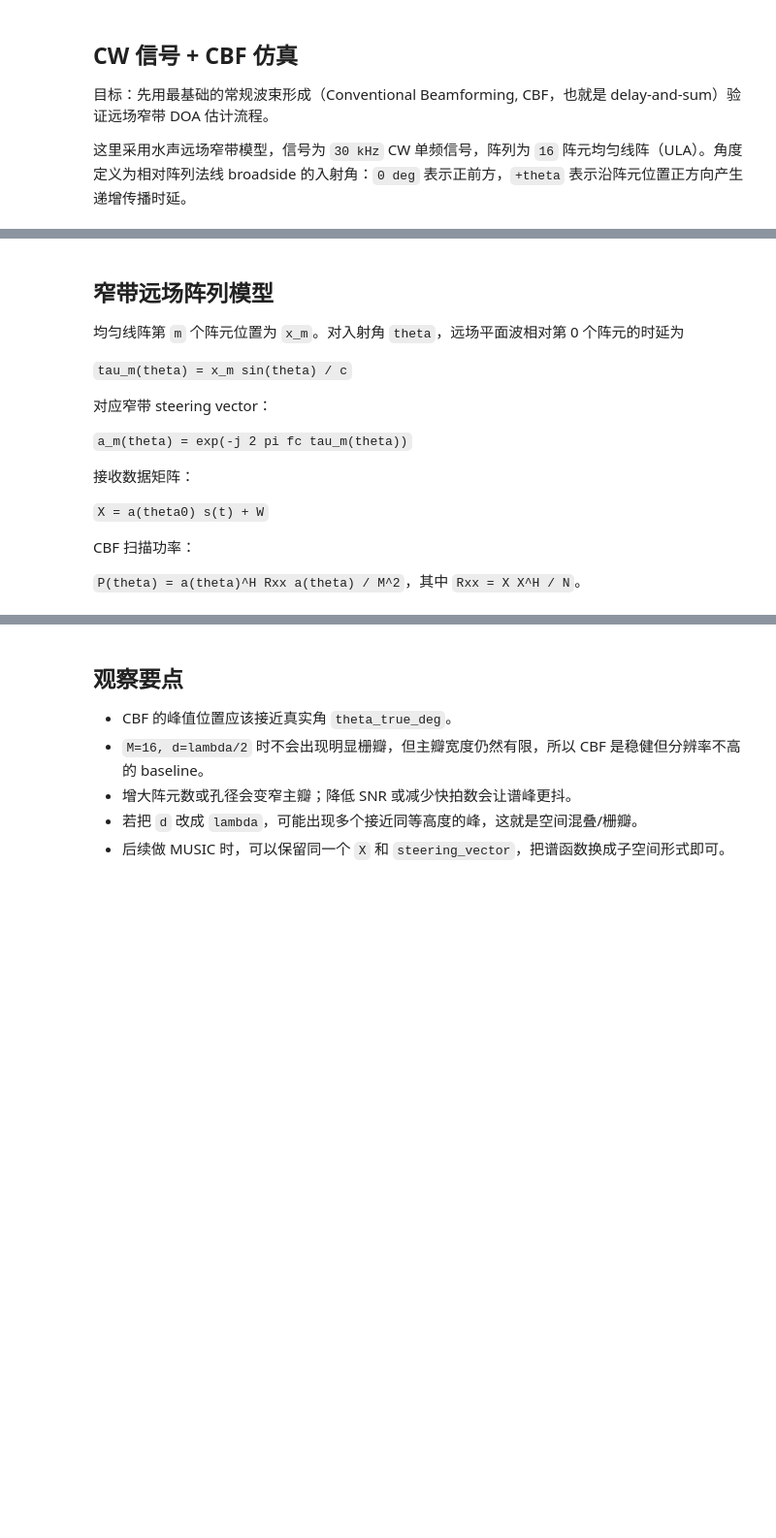
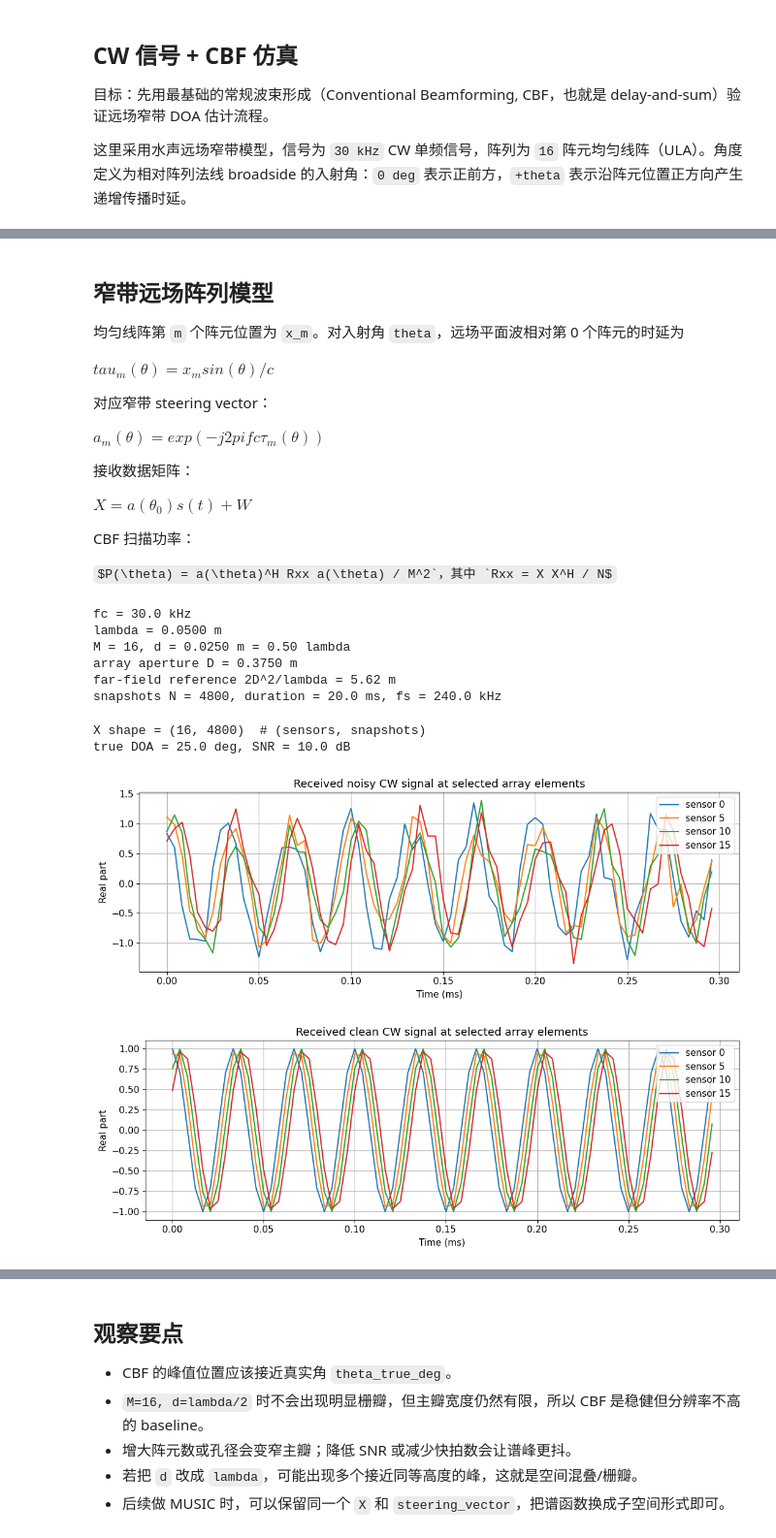
Before and after one commit to wotwoker/signalDOA, a Jupyter notebook: experiments/Narrow.ipynb, the cells around one changed output, grey strips where cells are left out. Shown at 97% size. Saved outputs shown, nothing was run; the diff lists cells and outputs as text; code cells hidden in the pictures; some formulas as TeX source; blank space fills up the shorter version.

```diff
--- a/experiments/Narrow.ipynb
+++ b/experiments/Narrow.ipynb
@@ -64,19 +23,67 @@ print(f"snapshots N = {N}, duration = {duration * 1e3:.1f} ms, fs = {fs / 1e3:.1
 
 均匀线阵第 `m` 个阵元位置为 `x_m`。对入射角 `theta`，远场平面波相对第 0 个阵元的时延为
 
-`tau_m(theta) = x_m sin(theta) / c`
+$tau_m(\theta) = x_m sin(\theta) / c$
 
 对应窄带 steering vector：
 
-`a_m(theta) = exp(-j 2 pi fc tau_m(theta))`
+$a_m(\theta) = exp(-j 2 pi fc \tau_m(\theta))$
 
 接收数据矩阵：
 
-`X = a(theta0) s(t) + W`
+$X = a(\theta_0) s(t) + W$
 
 CBF 扫描功率：
 
-`P(theta) = a(theta)^H Rxx a(theta) / M^2`，其中 `Rxx = X X^H / N`。
+$P(\theta) = a(\theta)^H Rxx a(\theta) / M^2`，其中 `Rxx = X X^H / N$
+# %%
+import numpy as np
+import matplotlib.pyplot as plt
+
+plt.rcParams["figure.figsize"] = (10, 5)
+plt.rcParams["axes.grid"] = True
+plt.rcParams["font.size"] = 11
+
+# Reproducible random noise.
+rng = np.random.default_rng(20260602) # Seed for reproducibility. Random Number Generator
+
+# -----------------------------
+# 1. Physical and array settings
+# -----------------------------
+c = 1500.0              # sound speed in water, m/s
+fc = 30e3               # CW carrier frequency, Hz
+wavelength = c / fc     # wavelength, m
+
+M = 16                  # number of ULA elements
+d = wavelength / 2      # half-wavelength spacing avoids grating lobes
+positions = np.arange(M) * d
+aperture = positions[-1] - positions[0] # 阵列孔径
+far_field_distance = 2 * aperture**2 / wavelength
+
+# -----------------------------
+# 2. Signal and observation settings
+# -----------------------------
+theta_true_deg = 25.0   # true DOA relative to broadside, deg
+fs = 240e3              # sampling rate, Hz
+duration = 0.020        # observation duration, s
+snr_db = 10.0           # sensor-level SNR, dB
+
+t = np.arange(0, duration, 1 / fs)
+N = t.size
+
+print(f"fc = {fc / 1e3:.1f} kHz")
+print(f"lambda = {wavelength:.4f} m")
+print(f"M = {M}, d = {d:.4f} m = {d / wavelength:.2f} lambda")
+print(f"array aperture D = {aperture:.4f} m")
+print(f"far-field reference 2D^2/lambda = {far_field_distance:.2f} m")
+print(f"snapshots N = {N}, duration = {duration * 1e3:.1f} ms, fs = {fs / 1e3:.1f} kHz")
+# %% [output]
+fc = 30.0 kHz
+lambda = 0.0500 m
+M = 16, d = 0.0250 m = 0.50 lambda
+array aperture D = 0.3750 m
+far-field reference 2D^2/lambda = 5.62 m
+snapshots N = 4800, duration = 20.0 ms, fs = 240.0 kHz
 # %%
 def steering_vector(theta_deg, fc, c, positions):
     """ULA steering vector for a far-field narrowband plane wave."""
@@ -84,14 +91,14 @@ def steering_vector(theta_deg, fc, c, positions):
     tau = positions * np.sin(theta) / c
     return np.exp(-1j * 2 * np.pi * fc * tau)
 
-
+# 对称的复数高斯噪声，功率为噪声功率的一半（实部和虚部各占一半）。
 def add_complex_awgn(signal_matrix, snr_db, rng):
     """Add circular complex white Gaussian noise at the requested SNR."""
     signal_power = np.mean(np.abs(signal_matrix) ** 2)
     noise_power = signal_power / (10 ** (snr_db / 10))
     noise = np.sqrt(noise_power / 2) * (
         rng.standard_normal(signal_matrix.shape) + 1j * rng.standard_normal(signal_matrix.shape)
-    )
+    ) #标准正态分布的随机数生成器，生成与信号矩阵形状相同的复数噪声矩阵。
     return signal_matrix + noise
 
 
@@ -99,25 +106,41 @@ def add_complex_awgn(signal_matrix, snr_db, rng):
 s = np.exp(1j * 2 * np.pi * fc * t)
 a_true = steering_vector(theta_true_deg, fc, c, positions)
 
-X_clean = a_true[:, None] * s[None, :]
+X_clean = a_true[:, None] * s[None, :] # None 将一维数组分别变成行向量、列向量，Mx1 * 1xN -> MxN
 X = add_complex_awgn(X_clean, snr_db=snr_db, rng=rng)
 
 print(f"X shape = {X.shape}  # (sensors, snapshots)")
 print(f"true DOA = {theta_true_deg:.1f} deg, SNR = {snr_db:.1f} dB")
+# %% [output]
+X shape = (16, 4800)  # (sensors, snapshots)
+true DOA = 25.0 deg, SNR = 10.0 dB
 # %%
 # Plot a short segment of the received real part at several sensors.
 samples_to_show = int(0.30e-3 * fs)  # 0.3 ms, about 9 cycles at 30 kHz
 sensor_ids = [0, 5, 10, 15]
 
 plt.figure(figsize=(11, 4))
 for m in sensor_ids:
     plt.plot(t[:samples_to_show] * 1e3, np.real(X[m, :samples_to_show]), label=f"sensor {m}")
 
 plt.xlabel("Time (ms)")
 plt.ylabel("Real part")
 plt.title("Received noisy CW signal at selected array elements")
 plt.legend(loc="upper right")
 plt.tight_layout()
+
+plt.figure(figsize=(11, 4))
+for m in sensor_ids:
+    plt.plot(t[:samples_to_show] * 1e3, np.real(X_clean[m, :samples_to_show]), label=f"sensor {m}")
+
+plt.xlabel("Time (ms)")
+plt.ylabel("Real part")
+plt.title("Received clean CW signal at selected array elements")
+plt.legend(loc="upper right")
+plt.tight_layout()
+# %% [output]
+[figure, added]
+[figure, added]
 # %%
 def cbf_spectrum(X, scan_angles_deg, fc, c, positions):
     """Conventional beamforming spatial spectrum over scan angles."""
```
Also changed, not shown: parts of 6 cells of this notebook.
